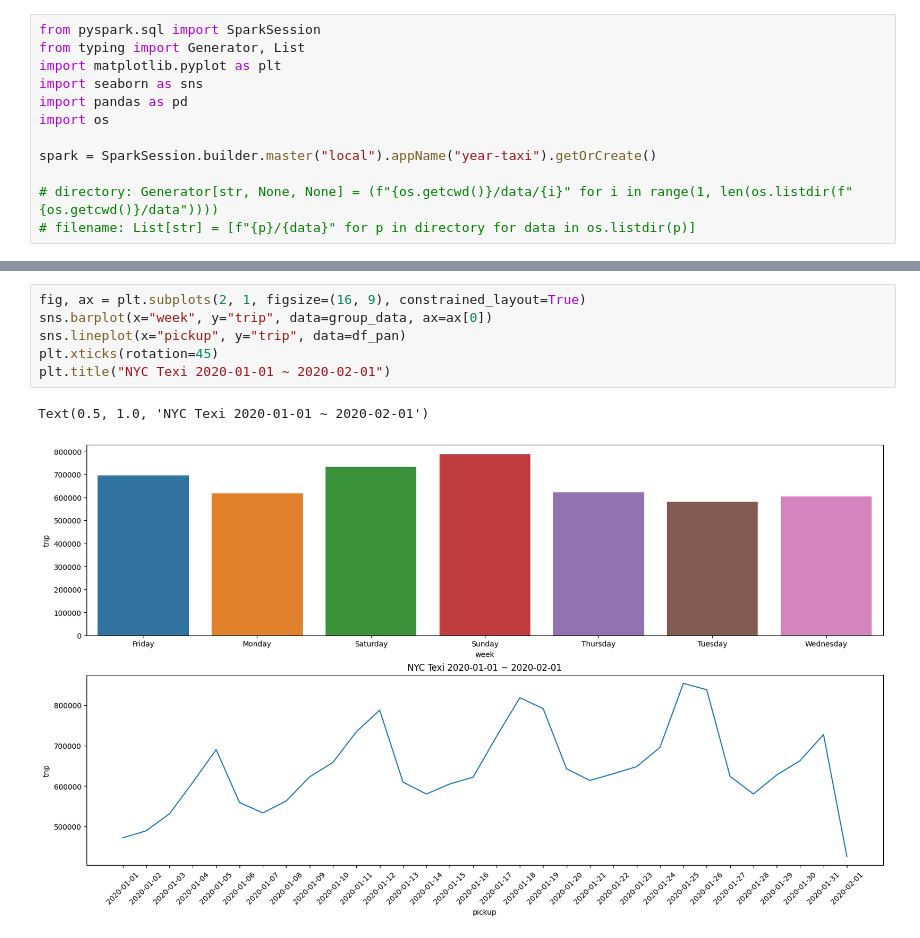
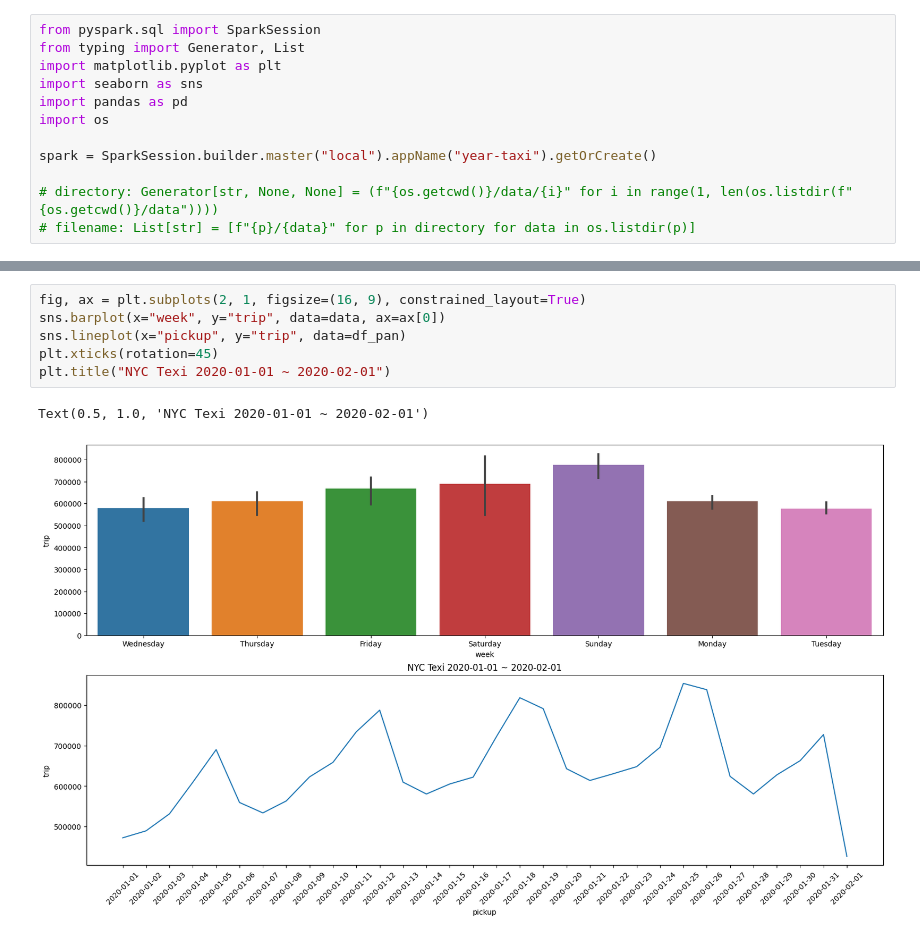
Before and after one commit to limhaneul12/SparkKafkaDistribute, a Jupyter notebook: sparkAnaliysis/trips_sql.ipynb, the cells around one changed output, grey strips where cells are left out. Cells and saved outputs as stored; diff of their text form.

```diff
--- a/sparkAnaliysis/trips_sql.ipynb
+++ b/sparkAnaliysis/trips_sql.ipynb
@@ -53,9 +81,9 @@ group_data["sort_dow"] = data["week"].replace({
 # %%
 fig, ax = plt.subplots(2, 1, figsize=(16, 9), constrained_layout=True)
-sns.barplot(x="week", y="trip", data=group_data, ax=ax[0])
+sns.barplot(x="week", y="trip", data=data, ax=ax[0])
 sns.lineplot(x="pickup", y="trip", data=df_pan)
 plt.xticks(rotation=45)
 plt.title("NYC Texi 2020-01-01 ~ 2020-02-01")
 # %% [output]
 Text(0.5, 1.0, 'NYC Texi 2020-01-01 ~ 2020-02-01')
-[figure, old version]
+[figure, new version]
```
Also changed, not shown: parts of 5 cells of this notebook, 1 other file.
